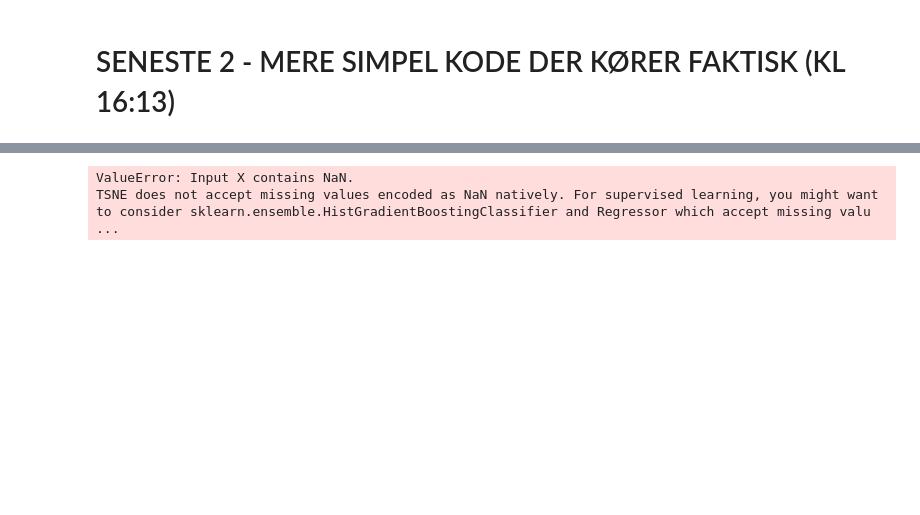
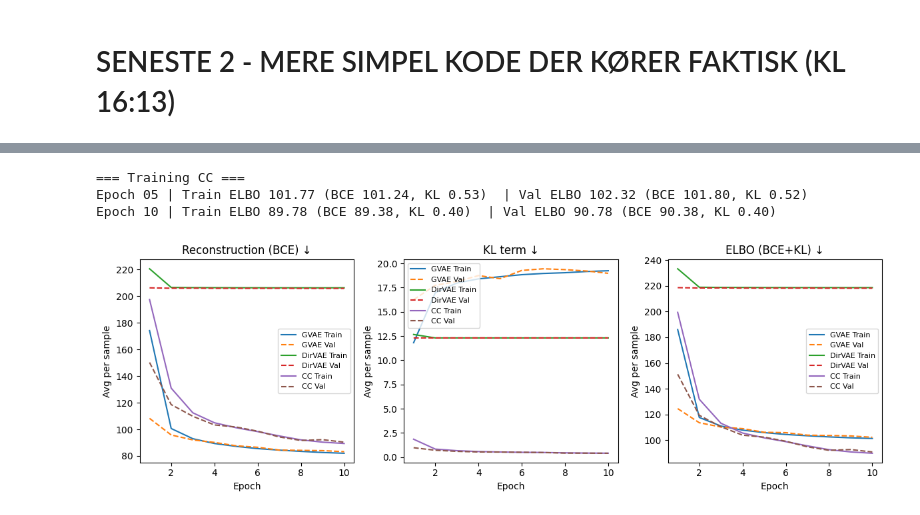
Before and after one commit to KarolineKlan/deep_project_group_38, a Jupyter notebook: notebooks/DirVAE_nyReparam.ipynb, the cells around one changed output, grey strips where cells are left out. Cells and saved outputs as stored; diff of their text form; code cells hidden in the pictures; blank space fills up the shorter version.

```diff
--- a/notebooks/DirVAE_nyReparam.ipynb
+++ b/notebooks/DirVAE_nyReparam.ipynb
@@ -1860,7 +1860,7 @@ AssertionError: can only test a child process
 # %% [markdown]
 # SENESTE 2 - MERE SIMPEL KODE DER KØRER FAKTISK  (KL 16:13)
 # %%
-# %% [markdown]
+
 # # MNIST — GVAE vs DirVAE (inverse Gamma CDF) vs CC-Placeholder
 # One model is trained **at a time**, results are saved, then a final comparison is plotted.
 # Output dir: /content/outputs
@@ -1876,7 +1876,6 @@ AssertionError: can only test a child process
 #
 # Citations: DirVAE paper and the inverse-CDF approach are from your uploaded PDF.  :contentReference[oaicite:1]{index=1}
 
-# %% [code]
 import os, math, random
 from dataclasses import dataclass, asdict
 from typing import Dict, List, Tuple
@@ -1901,7 +1900,7 @@ class Config:
     out_dir: str = "/content/outputs"
     # training
     batch_size: int = 256
-    epochs: int = 20
+    epochs: int = 10
     lr: float = 1e-3
     seed: int = 42
     # model
@@ -2019,51 +2018,65 @@ class GaussianBottleneck(nn.Module):
 
 class DirichletBottleneck(nn.Module):
     r"""
-    DirVAE bottleneck using **inverse Gamma CDF** (Knowles 2015) — NO Laplace mapping.
-    Gamma sampler (per-dim):
-       X = F^{-1}(u; α̂, β) ≈ β^{-1} (u^α̂ Γ(α̂))^{1/α̂},  u~U(0,1).
-    Implemented in log-space:  log X = log u + lgamma(α̂)/α̂ − log β.
-
-    Prior α set via softmax–Laplace *fairness* note (Eq. (5)) with μ=0, Σ=I:
-       α_k = 1 − 1/K.  β = 1 by default.
-    KL between MultiGamma’s (Eq. (3)):
-       KL = Σ_k [ log Γ(α_k) − log Γ(α̂_k) + (α̂_k − α_k) ψ(α̂_k) ].
-    ELBO (Eq. (7)) = BCE − KL  (we add BCE+KL with positive terms here).
+    DirVAE bottleneck using inverse Gamma CDF (Knowles 2015) with numerical stabilizations.
+    - Sample per-dim Gamma via:  log X = log u + lgamma(α̂)/α̂ − log β, u~U(0,1).
+    - Normalize in log-space: y = softmax(log_v) to avoid overflow.
+    - Clamp α̂ into [α_min, α_max] so lgamma/ψ are well-behaved.
+    - Prior α_k from Eq. (5) fairness note: α_k = 1 − 1/K, β = 1 by default.
+    - KL between MultiGamma’s (Eq. (3)).
     """
-    def __init__(self, latent_dim: int, beta_rate: float = 1.0, eps: float = 1e-6):
+    def __init__(self, latent_dim: int, beta_rate: float = 1.0, eps: float = 1e-6,
+                 alpha_min: float = 1e-1, alpha_max: float = 50.0):
         super().__init__()
         self.latent_dim = latent_dim
         self.beta = beta_rate
         self.eps = eps
+        self.alpha_min = alpha_min
+        self.alpha_max = alpha_max
+
         self.alpha_raw = nn.Linear(256, latent_dim)  # α̂(x) > 0 via softplus
-        alpha0 = 1.0 - 1.0 / float(latent_dim)       # prior α_k (Eq. (5) fairness)
+        alpha0 = 1.0 - 1.0 / float(latent_dim)       # prior α_k (Eq. (5))
         self.register_buffer("alpha_prior", torch.full((latent_dim,), alpha0))
 
-    @staticmethod
-    def _softplus(x):
-        return F.softplus(x) + 1e-6
+    def _alpha_hat(self, h):
+        # Positive + clamped α̂ for stability in sampler & KL
+        ah = F.softplus(self.alpha_raw(h)) + 1e-6
+        return ah.clamp(min=self.alpha_min, max=self.alpha_max)
 
-    def _sample_multi_gamma(self, alpha_hat: torch.Tensor) -> torch.Tensor:
+    def _sample_multi_gamma_log(self, alpha_hat: torch.Tensor) -> torch.Tensor:
+        """
+        Sample log v for K independent Gamma(α̂_k, β) using the inverse CDF approximation.
+        Return log_v to allow log-space normalization (stable).
+        """
         B, K = alpha_hat.shape
-        u = torch.clamp(torch.rand(B, K, device=alpha_hat.device), 1e-6, 1 - 1e-6)
-        log_x = torch.log(u) + torch.lgamma(alpha_hat) / alpha_hat - math.log(self.beta)
-        return torch.exp(log_x)
+        u = torch.clamp(torch.rand(B, K, device=alpha_hat.device), 1e-6, 1.0 - 1e-6)
+        # log v = log u + lgamma(α̂)/α̂ − log β
+        log_v = torch.log(u) + torch.lgamma(alpha_hat) / alpha_hat - math.log(self.beta)
+        # Optional clamp to a safe range to avoid inf during backprop if something goes wrong
+        log_v = torch.clamp(log_v, min=-60.0, max=60.0)
+        return log_v
 
     def forward(self, h):
-        alpha_hat = self._softplus(self.alpha_raw(h))  # (B,K)
-        v = self._sample_multi_gamma(alpha_hat)        # (B,K)
-        y = v / (v.sum(dim=1, keepdim=True) + self.eps)
+        alpha_hat = self._alpha_hat(h)           # (B,K) stabilized α̂
+        log_v = self._sample_multi_gamma_log(alpha_hat)
+        y = F.softmax(log_v, dim=1)              # normalize in log-space (stable)
         return y, {"alpha_hat": alpha_hat}
 
-    def kl(self, aux):  # per-sample KL between MultiGamma(α̂, β) and MultiGamma(α, β)
-        alpha_hat = aux["alpha_hat"]                          # (B,K)
+    def kl(self, aux):
+        """
+        KL(Q||P) between MultiGamma(α̂, β) and MultiGamma(α, β):
+          Σ_k [ log Γ(α_k) − log Γ(α̂_k) + (α̂_k − α_k) ψ(α̂_k) ]  (Eq. (3))
+        """
+        alpha_hat = aux["alpha_hat"]  # already stabilized
         alpha = self.alpha_prior.view(1, -1).expand_as(alpha_hat)
         term = torch.lgamma(alpha) - torch.lgamma(alpha_hat) + (alpha_hat - alpha) * torch.digamma(alpha_hat)
         return torch.sum(term, dim=1)
 
-    def embed(self, aux):  # for t-SNE, use Dirichlet mean: α̂ / Σ α̂
+    def embed(self, aux):
+        # Dirichlet mean for visualization: α̂ / Σ α̂
         ah = aux["alpha_hat"]
         return ah / (ah.sum(dim=1, keepdim=True) + self.eps)
+
 
 class CCPlaceholderBottleneck(nn.Module):
     r"""
@@ -2157,7 +2170,7 @@ def collect_embeddings(model, loader, max_n: int = 5000):
             aux = {"mu": model.bottleneck.mu(h), "logvar": model.bottleneck.logvar(h)}
             emb = model.bottleneck.embed(aux)
         elif isinstance(model.bottleneck, DirichletBottleneck):
-            ah = F.softplus(model.bottleneck.alpha_raw(h)) + 1e-6
+            ah = model.bottleneck._alpha_hat(h)  # use same stabilized α̂
             emb = ah / (ah.sum(dim=1, keepdim=True) + 1e-6)
         elif isinstance(model.bottleneck, CCPlaceholderBottleneck):
             logits = model.bottleneck.logits(h)
@@ -2297,2 +2306,4 @@ Epoch 20 | Train ELBO nan (BCE nan, KL nan)  | Val ELBO nan (BCE nan, KL nan)
-ValueError: Input X contains NaN.
-TSNE does not accept missing values encoded as NaN natively. For supervised learning, you might want to consider sklearn.ensemble.HistGradientBoostingClassifier and Regressor which accept missing valu ...
+=== Training CC ===
+Epoch 05 | Train ELBO 101.77 (BCE 101.24, KL 0.53)  | Val ELBO 102.32 (BCE 101.80, KL 0.52)
+Epoch 10 | Train ELBO 89.78 (BCE 89.38, KL 0.40)  | Val ELBO 90.78 (BCE 90.38, KL 0.40)
+[figure, added]
```
Also changed, not shown: parts of 1 cell of this notebook.
